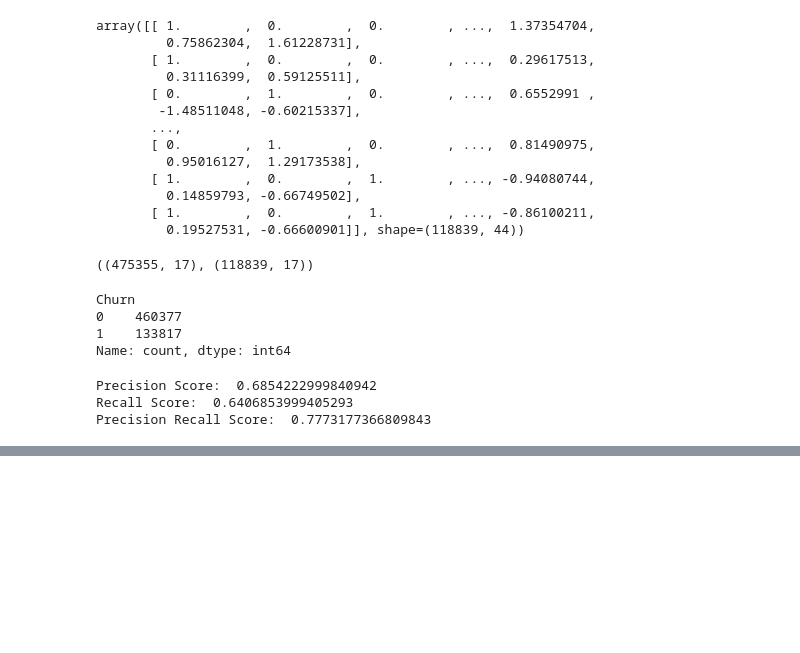
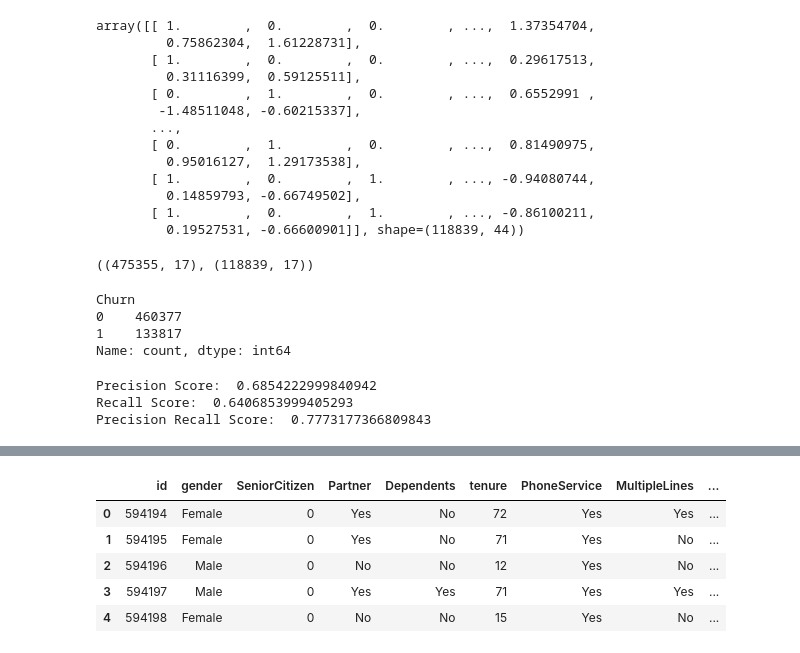
Before and after one commit to tahaftm/Kaggle-Competitions, a Jupyter notebook: Customer Churn/Logistic Regression.ipynb, the cells around one changed output, grey strips where cells are left out. Saved outputs shown, nothing was run; the diff lists cells and outputs as text; code cells hidden in the pictures; blank space fills up the shorter version.

```diff
--- a/Customer Churn/Logistic Regression.ipynb
+++ b/Customer Churn/Logistic Regression.ipynb
@@ -148,0 +150,11 @@ grid.best_params_
+# %%
+test = pd.read_csv(r"C:\Users\DELL\Desktop\Kaggle\Customer Churn\test.csv")
+ids = test['id']
+test.head()
+# %% [output]
+|  | id | gender | SeniorCitizen | Partner | Dependents | tenure | PhoneService | MultipleLines | ... |
+| 0 | 594194 | Female | 0 | Yes | No | 72 | Yes | Yes | ... |
+| 1 | 594195 | Female | 0 | Yes | No | 71 | Yes | No | ... |
+| 2 | 594196 | Male | 0 | No | No | 12 | Yes | No | ... |
+| 3 | 594197 | Male | 0 | Yes | Yes | 71 | Yes | Yes | ... |
+| 4 | 594198 | Female | 0 | No | No | 15 | Yes | No | ... |
```
Also changed, not shown: parts of 12 cells of this notebook.
